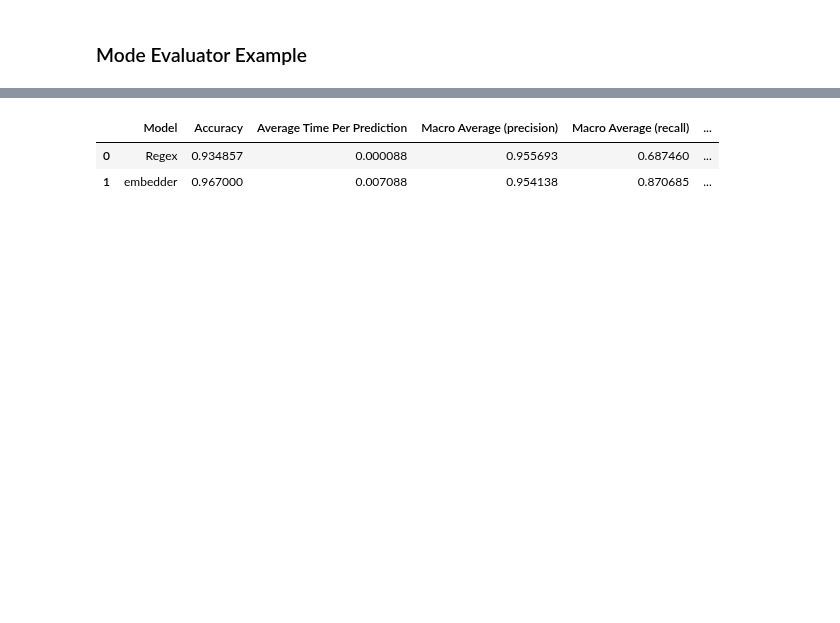
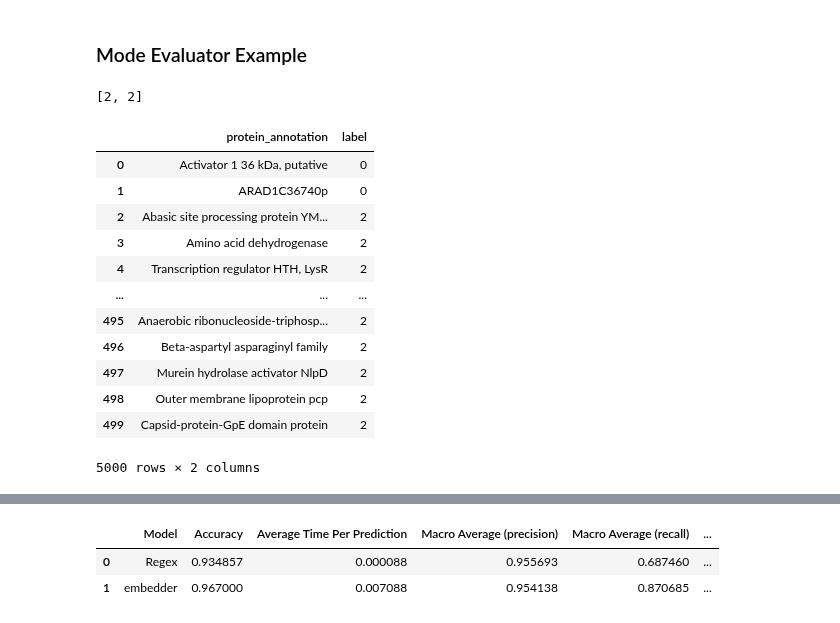
Before and after one commit to ElonGawi/Viral-Annotation-Classifier, a Jupyter notebook: model_evaluator.ipynb, the cells around one changed output, grey strips where cells are left out. Cells and saved outputs as stored; diff of their text form; code cells hidden in the pictures; blank space fills up the shorter version.

```diff
--- a/model_evaluator.ipynb
+++ b/model_evaluator.ipynb
@@ -15,2 +18,29 @@ regex_m_wrapper = ModelEvalWrapper(regex_m, "Regex", "The baseline regex classif
+# %%
+regex_m_wrapper.predict(["asd", "asdadad"])
+# %% [output]
+[2, 2]
+# %%
+import pandas as pd
+t1 = dataloader.get_train()
+t2 = dataloader.get_validation()
+t3 = dataloader.get_test()
+
+all = pd.concat([t1, t2, t3])
+# %%
+all
+# %% [output]
+|  | protein_annotation | label |
+| 0 | Activator 1 36 kDa, putative | 0 |
+| 1 | ARAD1C36740p | 0 |
+| 2 | Abasic site processing protein YM... | 2 |
+| 3 | Amino acid dehydrogenase | 2 |
+| 4 | Transcription regulator HTH, LysR | 2 |
+| ... | ... | ... |
+| 495 | Anaerobic ribonucleoside-triphosp... | 2 |
+| 496 | Beta-aspartyl asparaginyl family | 2 |
+| 497 | Murein hydrolase activator NlpD | 2 |
+| 498 | Outer membrane lipoprotein pcp | 2 |
+| 499 | Capsid-protein-GpE domain protein | 2 |
+5000 rows × 2 columns
 # %%
 # regex model requrie no traning, so we can just predict on the eval set
```
Also changed, not shown: parts of 6 cells of this notebook, 1 other file.
